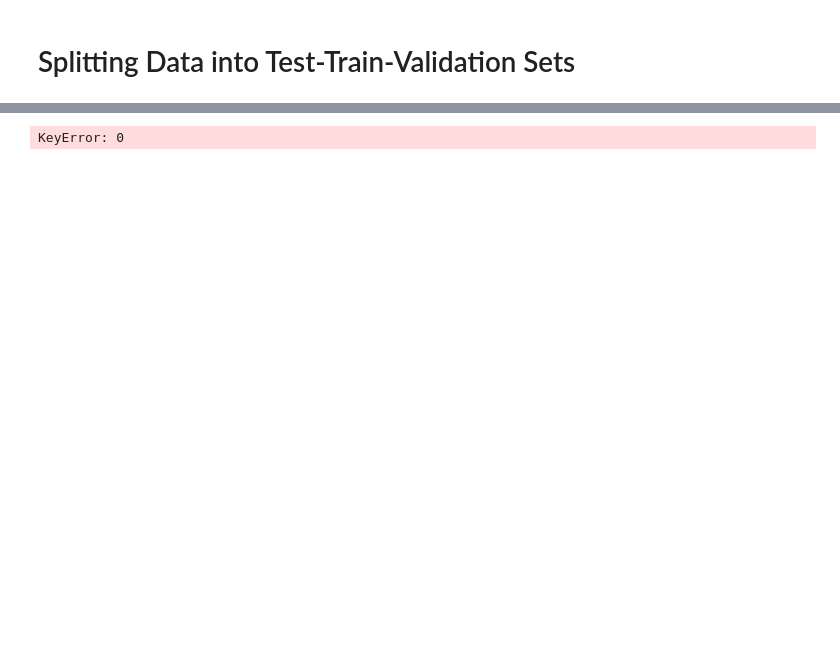
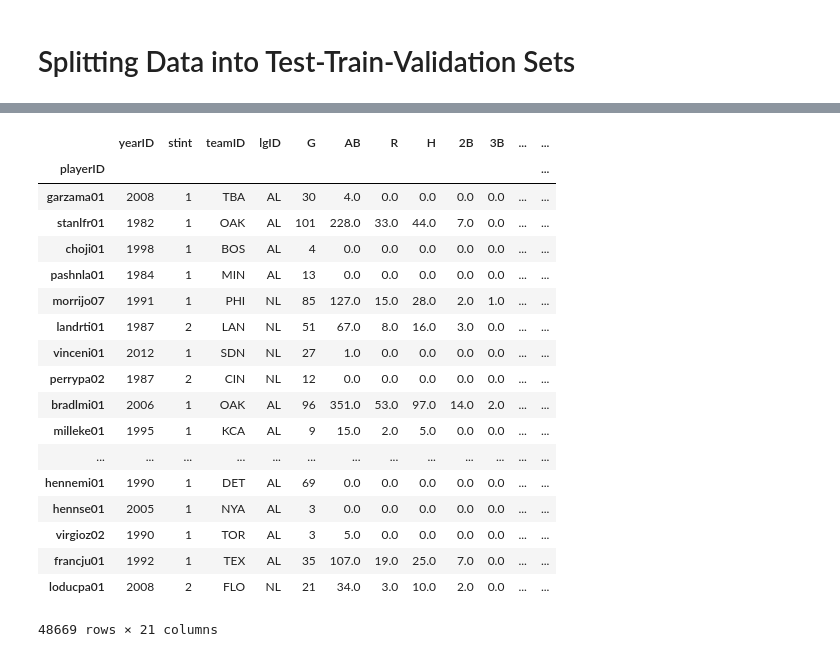
Before and after one commit to LACoderDeBH/CS229-Final-Project, a Jupyter notebook: data_split.ipynb, the cells around one changed output, grey strips where cells are left out. Saved outputs shown, nothing was run; the diff lists cells and outputs as text; code cells hidden in the pictures; blank space fills up the shorter version.

```diff
--- a/data_split.ipynb
+++ b/data_split.ipynb
@@ -57,19 +47,37 @@ df_recent_players
 # %%
 #  Randomly shuffle by player year
 ## NOTE: This may be an inaccurate assumption to make.
 ## We're implicitly assuming that training on players from 1975
 ## won't impact prediction accuracy for modern day players.
 
 ## If this is an incorrect assumption, consider data augmentation,
 ## taking into account differences between current-day MLB players
 
-df_recent_players = df.sample(frac=1) #randomly permute by year
+df_recent_players = df_recent_players.sample(frac=1) #randomly permute by year
 player_ids = [df.iloc[:,0:0]]
-player_ids[0][0]
+df_recent_players
 # player_ids = set(df_recent_players.playerID) #List of all player ids
 
 # len(player_ids)
 # %% [output]
+|  | yearID | stint | teamID | lgID | G | AB | R | H | 2B | 3B | ... | ... |
+| playerID |  |  |  |  |  |  |  |  |  |  |  | ... |
+| garzama01 | 2008 | 1 | TBA | AL | 30 | 4.0 | 0.0 | 0.0 | 0.0 | 0.0 | ... | ... |
+| stanlfr01 | 1982 | 1 | OAK | AL | 101 | 228.0 | 33.0 | 44.0 | 7.0 | 0.0 | ... | ... |
+| choji01 | 1998 | 1 | BOS | AL | 4 | 0.0 | 0.0 | 0.0 | 0.0 | 0.0 | ... | ... |
+| pashnla01 | 1984 | 1 | MIN | AL | 13 | 0.0 | 0.0 | 0.0 | 0.0 | 0.0 | ... | ... |
+| morrijo07 | 1991 | 1 | PHI | NL | 85 | 127.0 | 15.0 | 28.0 | 2.0 | 1.0 | ... | ... |
+| landrti01 | 1987 | 2 | LAN | NL | 51 | 67.0 | 8.0 | 16.0 | 3.0 | 0.0 | ... | ... |
+| vinceni01 | 2012 | 1 | SDN | NL | 27 | 1.0 | 0.0 | 0.0 | 0.0 | 0.0 | ... | ... |
+| perrypa02 | 1987 | 2 | CIN | NL | 12 | 0.0 | 0.0 | 0.0 | 0.0 | 0.0 | ... | ... |
+| bradlmi01 | 2006 | 1 | OAK | AL | 96 | 351.0 | 53.0 | 97.0 | 14.0 | 2.0 | ... | ... |
+| milleke01 | 1995 | 1 | KCA | AL | 9 | 15.0 | 2.0 | 5.0 | 0.0 | 0.0 | ... | ... |
+| ... | ... | ... | ... | ... | ... | ... | ... | ... | ... | ... | ... | ... |
+| hennemi01 | 1990 | 1 | DET | AL | 69 | 0.0 | 0.0 | 0.0 | 0.0 | 0.0 | ... | ... |
+| hennse01 | 2005 | 1 | NYA | AL | 3 | 0.0 | 0.0 | 0.0 | 0.0 | 0.0 | ... | ... |
+| virgioz02 | 1990 | 1 | TOR | AL | 3 | 5.0 | 0.0 | 0.0 | 0.0 | 0.0 | ... | ... |
+| francju01 | 1992 | 1 | TEX | AL | 35 | 107.0 | 19.0 | 25.0 | 7.0 | 0.0 | ... | ... |
+| loducpa01 | 2008 | 2 | FLO | NL | 21 | 34.0 | 3.0 | 10.0 | 2.0 | 0.0 | ... | ... |
-KeyError: 0
+48669 rows × 21 columns
 # %%
 x_data = df_recent_players[df_recent_players.columns[6:]]
```
Also changed, not shown: parts of 2 cells of this notebook, 3 other files.
